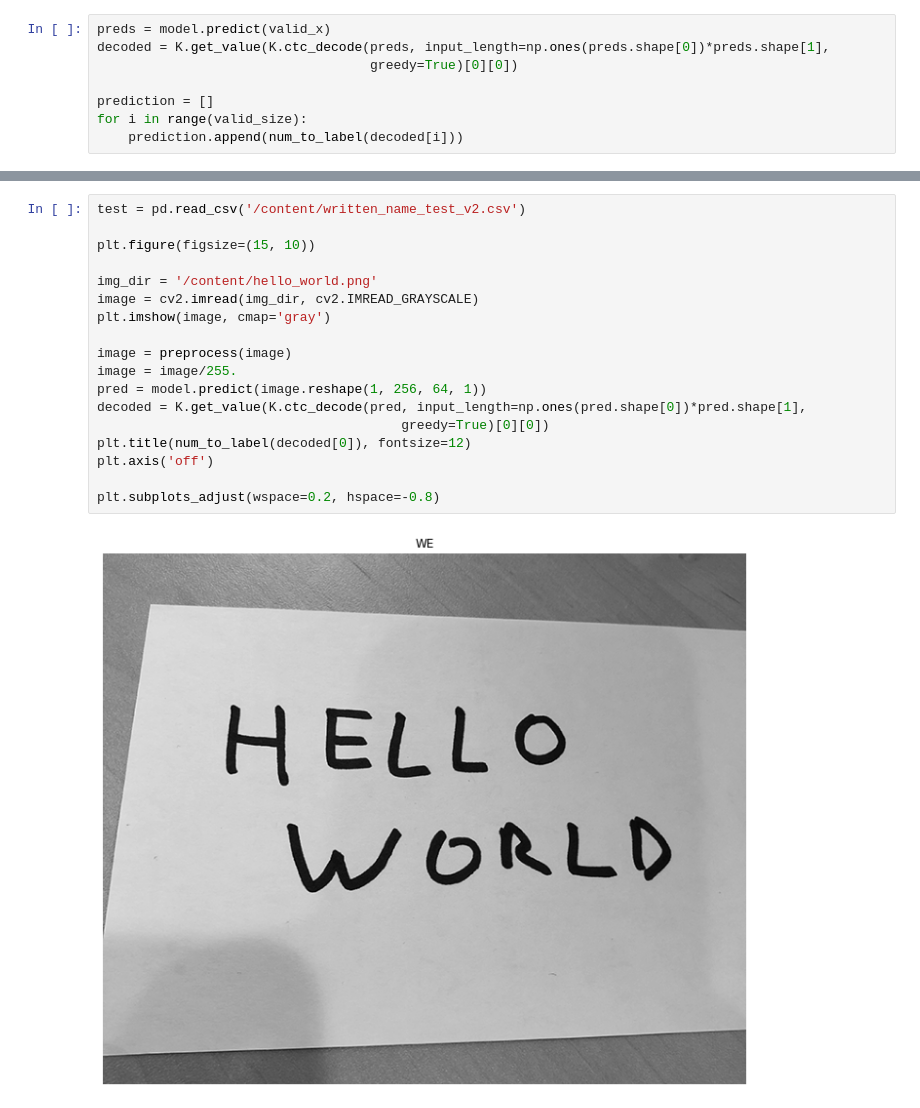
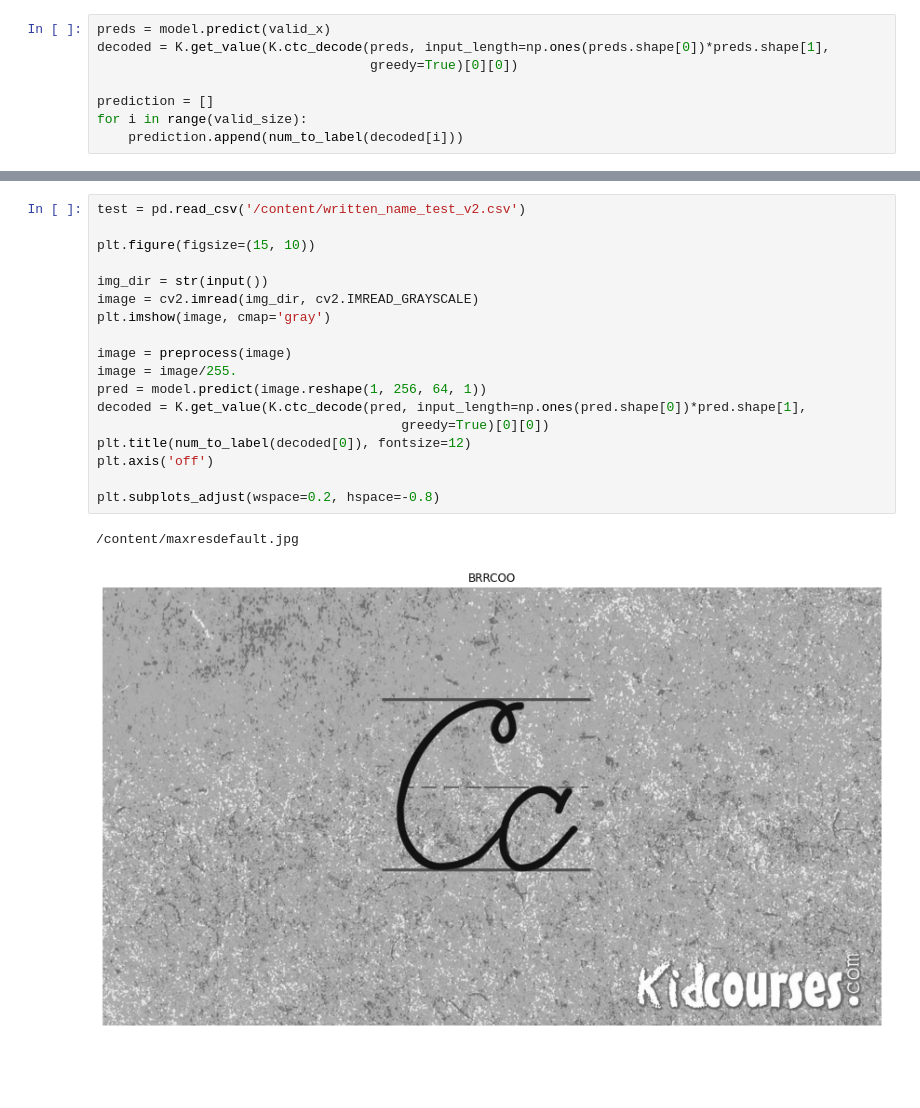
Before and after one commit to Karma-Yogi-Rahil/Deep_Learning_Projects, a Jupyter notebook: Copy_of_Handwritten_train.ipynb, the cells around one changed output, grey strips where cells are left out. Drawn from its saved outputs; the diff is of its cells as text; blank space fills up the shorter version.

```diff
--- a/Copy_of_Handwritten_train.ipynb
+++ b/Copy_of_Handwritten_train.ipynb
@@ -381,20 +373,21 @@ Correct words predicted      : 50.72%
 # %%
 test = pd.read_csv('/content/written_name_test_v2.csv')
 
 plt.figure(figsize=(15, 10))
 
-img_dir = '/content/hello_world.png'
+img_dir = str(input())
 image = cv2.imread(img_dir, cv2.IMREAD_GRAYSCALE)
 plt.imshow(image, cmap='gray')
 
 image = preprocess(image)
 image = image/255.
 pred = model.predict(image.reshape(1, 256, 64, 1))
 decoded = K.get_value(K.ctc_decode(pred, input_length=np.ones(pred.shape[0])*pred.shape[1],
                                        greedy=True)[0][0])
 plt.title(num_to_label(decoded[0]), fontsize=12)
 plt.axis('off')
 
 plt.subplots_adjust(wspace=0.2, hspace=-0.8)
 # %% [output]
+/content/maxresdefault.jpg
-[figure, old version]
+[figure, new version]
```
Also changed, not shown: parts of 23 cells of this notebook.
